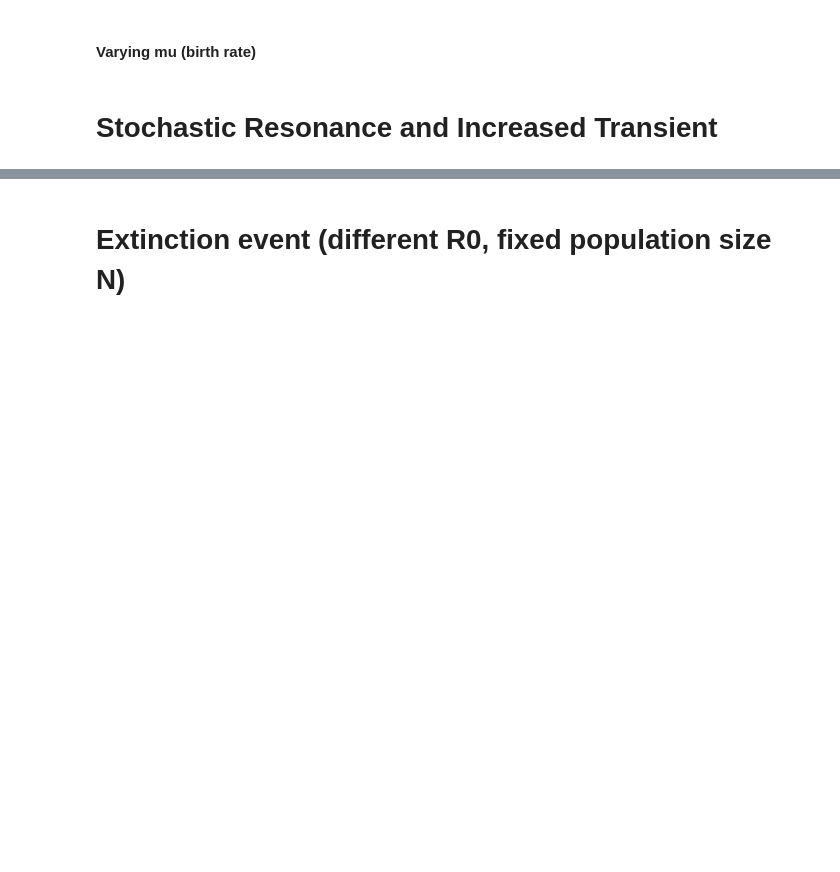
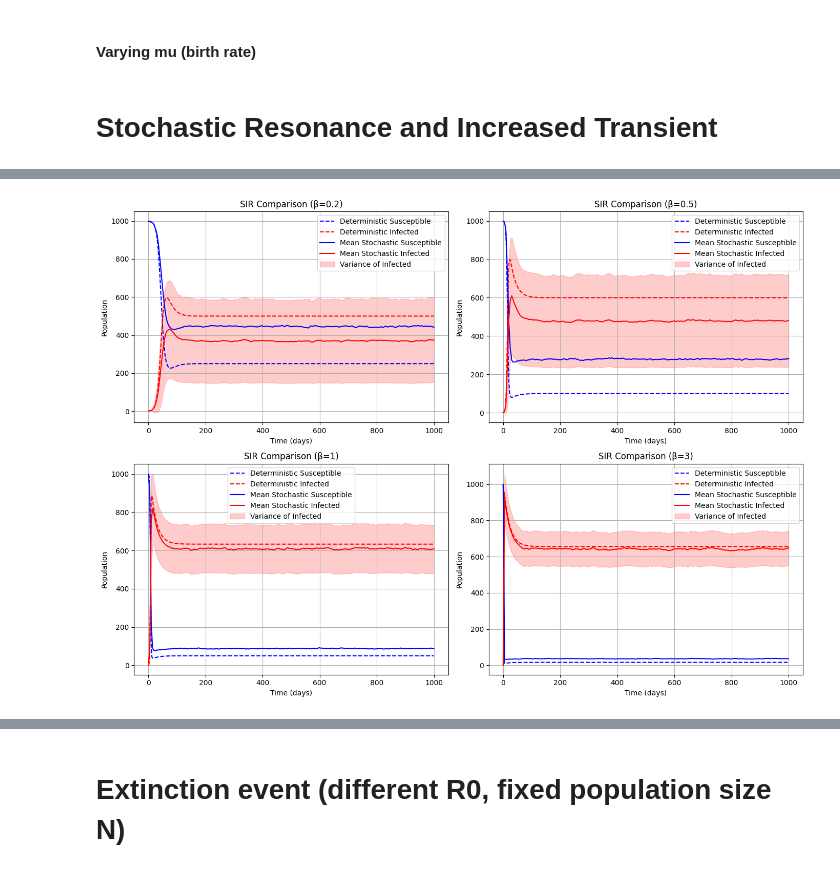
Before and after one commit to zoeazra/CLS-Ass-2, a Jupyter notebook: assignment 2.ipynb, the cells around one changed output, grey strips where cells are left out. Saved outputs shown, nothing was run; the diff lists cells and outputs as text; code cells hidden in the pictures; blank space fills up the shorter version.

```diff
--- a/assignment 2.ipynb
+++ b/assignment 2.ipynb
@@ -926,16 +925,17 @@ plt.show()
 # %%
-beta_values = [1 / 5, 1 / 2, 1, 2]  # Different values for beta
+beta_values = [1 / 5, 1 / 2, 1, 3]  # Different values for beta
 gamma = 1 / 60
 mu = 1 / 30
 start_t = 0
 end_t = 1000
 points_t = 1000
-sims = 20
+sims = 50
 tend = 1000
 N = 1000
 X0 = 999
 Y0 = 1
 Z0 = 0
+seed = 42
 
 fig, axs = plt.subplots(2, 2, figsize=(14, 10))
 
@@ -943,32 +943,34 @@ for i, beta in enumerate(beta_values):
 
     # Run deterministic solution
     Xd, Yd, Zd, time, R0_det = deterSol(X0, Y0, Z0, N, beta, gamma, mu, start_t, end_t, points_t)
 
     # Run stochastic simulations
-    time_p, all_Xs, all_Ys, all_Zs = run_stoch_sim(sims, X0, Y0, Z0, beta, gamma, mu, N, tend)
+    time_p, all_Xs, all_Ys, all_Zs = run_stoch_sim(sims, X0, Y0, Z0, beta, gamma, mu, N, tend, seed = seed)
     mean_Xs, mean_Ys, mean_Zs, var_Xs, var_Ys, var_Zs, cov_Xs_Ys = mean_var_cov_stoch(all_Xs, all_Ys, all_Zs, len(time_p))
 
     # Plot deterministic results
     axs[i // 2, i % 2].plot(time, Xd, 'b--', label="Deterministic Susceptible")
     axs[i // 2, i % 2].plot(time, Yd, 'r--', label="Deterministic Infected")
 
     # Plot stochastic results
     axs[i // 2, i % 2].plot(time_p, mean_Xs, 'b', label=f"Mean Stochastic Susceptible")
     axs[i // 2, i % 2].plot(time_p, mean_Ys, 'r', label=f"Mean Stochastic Infected")
 
     # Plot variance as shaded area
     axs[i // 2, i % 2].fill_between(time_p,
                                      mean_Ys - np.sqrt(var_Ys),
                                      mean_Ys + np.sqrt(var_Ys),
                                      color='red', alpha=0.2, label='Variance of Infected')
 
     # Title, labels, and grid
     axs[i // 2, i % 2].set_title(f"SIR Comparison (β={beta})")
     axs[i // 2, i % 2].set_xlabel("Time (days)")
     axs[i // 2, i % 2].set_ylabel("Population")
     axs[i // 2, i % 2].legend()
     axs[i // 2, i % 2].grid()
 
 plt.tight_layout()
 plt.show()
+# %% [output]
+[figure, added]
 # %%
```
Also changed, not shown: parts of 7 cells of this notebook.
